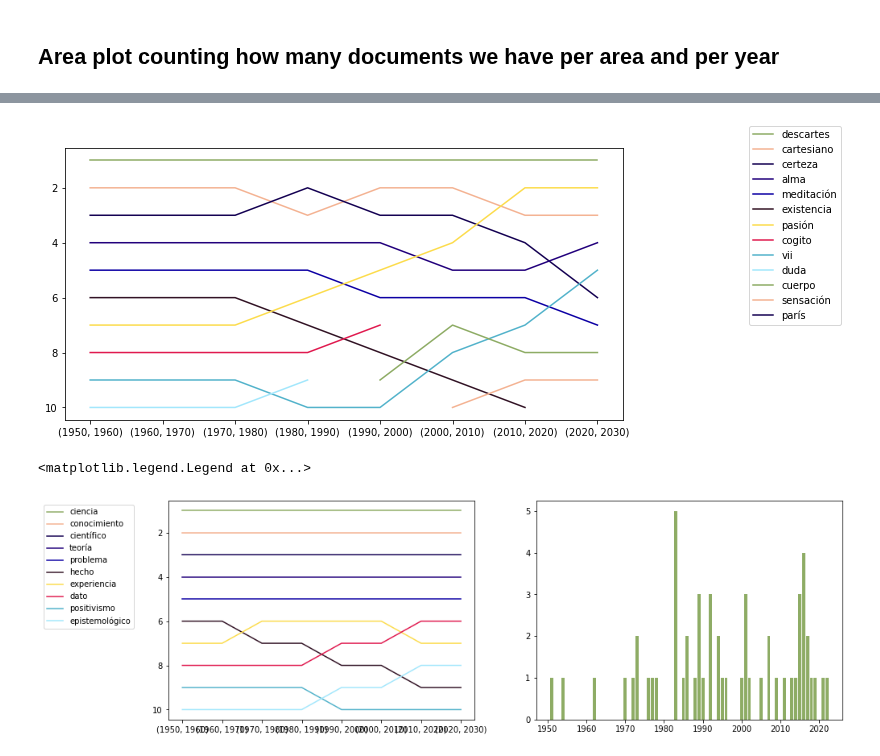
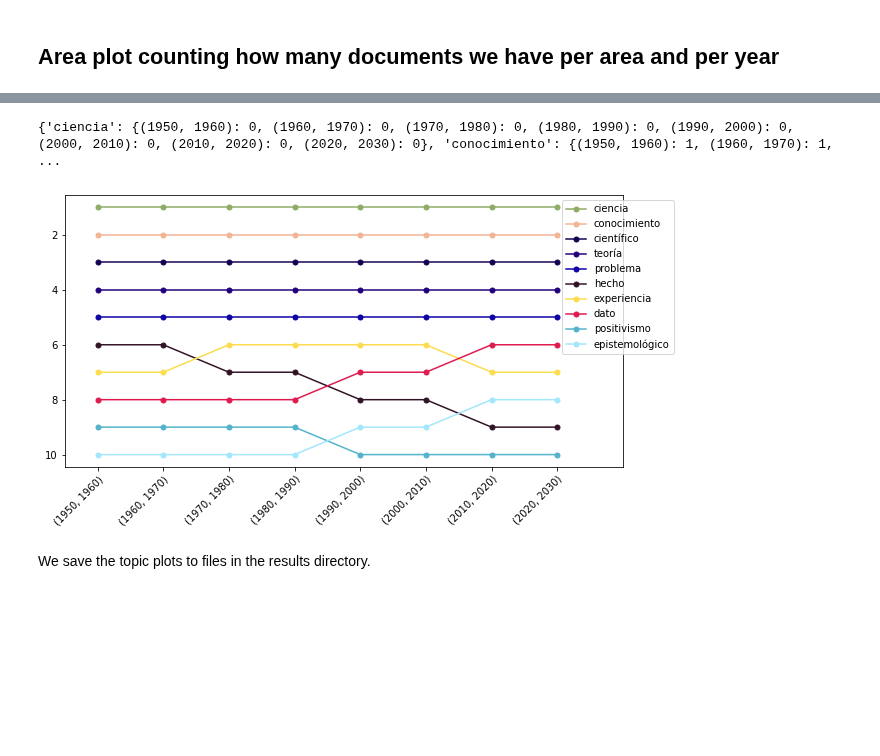
Before and after one commit to juanrloaiza/latinamerican-philosophy-mining, a Jupyter notebook: notebooks/4-Analysis.ipynb, the cells around one changed output, grey strips where cells are left out. Saved outputs shown, nothing was run; the diff lists cells and outputs as text; code cells hidden in the pictures; blank space fills up the shorter version.

```diff
--- a/notebooks/4-Analysis.ipynb
+++ b/notebooks/4-Analysis.ipynb
@@ -27,10 +26,2 @@ plt.barh(list(main_areas_count.keys()), main_areas_count.values())
 # %% [markdown]
 ## Area plot counting how many documents we have per area and per year
-# %%
-import matplotlib as mpl
-
-# Set the default color cycle
-mpl.rcParams['axes.prop_cycle'] = mpl.cycler(color=["#d6f8d6","#7fc6a4","#5d737e","#55505c","#faf33e", "#B2675E"])
-
-_, ax = plt.subplots(1, 1, figsize=(20, 10))
-df.groupby(['Date', 'Main area']).size().unstack().plot(kind='area', stacked=True, ax=ax)
@@ -101,0 +28,3 @@ topic.top_word_evolution_table()
+# %%
+colors = ["ef476f","f78c6b","ffd166","06d6a0","118ab2","073b4c"][::-1]
+mpl.rcParams['axes.prop_cycle'] = mpl.cycler(color=[f"#{color}" for color in colors])
@@ -105,6 +90,7 @@ import matplotlib as mpl
 colors = ["#8eac65","#f4b393","#140152","#22007c","#0d00a4", '#321325', '#fcdc4d', '#e01a4f', '#53b3cb', '#a3e7fc']
 mpl.rcParams['axes.prop_cycle'] = mpl.cycler(color=colors)
 # %%
-viz.plot_word_evolution_by_topic_graph(42) # This one is interesting
+viz.plot_word_evolution_by_topic_graph(56) # This one is interesting
 # %% [output]
+{'ciencia': {(1950, 1960): 0, (1960, 1970): 0, (1970, 1980): 0, (1980, 1990): 0, (1990, 2000): 0, (2000, 2010): 0, (2010, 2020): 0, (2020, 2030): 0}, 'conocimiento': {(1950, 1960): 1, (1960, 1970): 1, ...
-[figure, old version]
+[figure, new version]
@@ -112,0 +97,2 @@ import matplotlib.pyplot as plt
+# %% [markdown]
+We save the topic plots to files in the results directory.
@@ -113,10 +105,15 @@ import matplotlib.pyplot as plt
 # %%
-_, (ax1, ax2) = plt.subplots(1, 2, figsize=(15, 5))
+for topic in model.topics:
+    if topic.is_trash:
+        continue
 
-topic_id = 56
-viz.plot_word_evolution_by_topic_graph(topic_id, ax=ax1)
-viz.plot_number_of_documents_per_year(model.topics[topic_id], ax = ax2)
-ax1.legend(bbox_to_anchor=(-0.1, 1))
+    _, (ax1, ax2) = plt.subplots(1, 2, figsize=(15, 5), dpi=144)
+
+    topic_id = topic.topic_id
+    viz.plot_word_evolution_by_topic_graph(topic_id, ax=ax1)
+    viz.plot_number_of_documents_per_year_in_topic(topic_id, ax = ax2)
+    ax1.legend(bbox_to_anchor=(-0.1, 1))
+
+    _.tight_layout()
+
+    _.savefig(TOPIC_PLOTS_FOLDER / f"{topic_id}.jpg")
-# %% [output]
-<matplotlib.legend.Legend at 0x...>
-[figure, removed]
```
Also changed, not shown: parts of 28 cells of this notebook.
